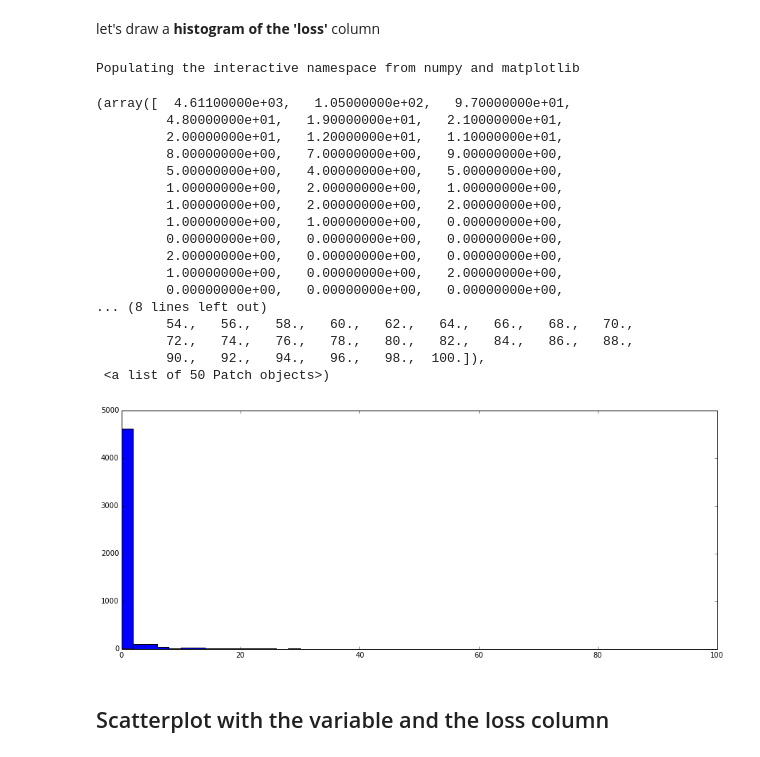
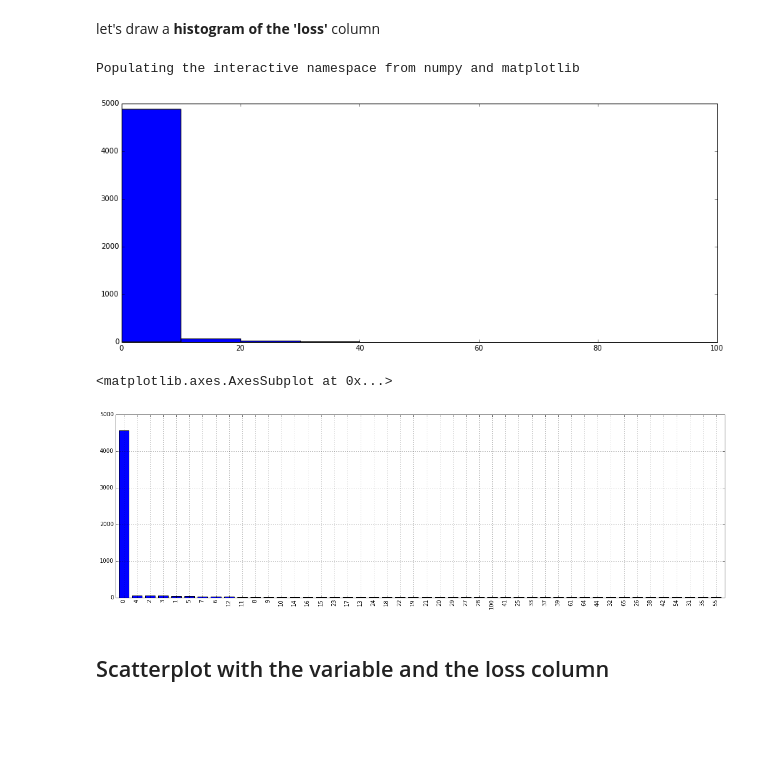
Before and after one commit to parindam/GIDS, a Jupyter notebook: GIDS-demo2.ipynb, the cells around one changed output. Saved outputs shown, nothing was run; the diff lists cells and outputs as text; code cells hidden in the pictures; blank space fills up the shorter version.

```diff
--- a/GIDS-demo2.ipynb
+++ b/GIDS-demo2.ipynb
@@ -111,29 +150,19 @@ let's draw a **histogram of the 'loss'** column
 # %%
 %pylab inline
 
 import pylab as pl
 pl.figure(2, figsize=(15, 6))
-pl.hist(X_pd.loss, bins=50)
+_ = pl.hist(X_pd.loss, bins=10)
 # %% [output]
 Populating the interactive namespace from numpy and matplotlib
-(array([  4.61100000e+03,   1.05000000e+02,   9.70000000e+01,
-         4.80000000e+01,   1.90000000e+01,   2.10000000e+01,
-         2.00000000e+01,   1.20000000e+01,   1.10000000e+01,
-         8.00000000e+00,   7.00000000e+00,   9.00000000e+00,
-         5.00000000e+00,   4.00000000e+00,   5.00000000e+00,
-         1.00000000e+00,   2.00000000e+00,   1.00000000e+00,
-         1.00000000e+00,   2.00000000e+00,   2.00000000e+00,
-         1.00000000e+00,   1.00000000e+00,   0.00000000e+00,
-         0.00000000e+00,   0.00000000e+00,   0.00000000e+00,
-         2.00000000e+00,   0.00000000e+00,   0.00000000e+00,
-         1.00000000e+00,   0.00000000e+00,   2.00000000e+00,
-         0.00000000e+00,   0.00000000e+00,   0.00000000e+00,
-... (8 lines left out)
-         54.,   56.,   58.,   60.,   62.,   64.,   66.,   68.,   70.,
-         72.,   74.,   76.,   78.,   80.,   82.,   84.,   86.,   88.,
-         90.,   92.,   94.,   96.,   98.,  100.]),
- <a list of 50 Patch objects>)
-[figure, old version]
+[figure, new version]
+# %%
+pl.figure(2, figsize=(20, 6))
+#X_pd.loss.value_counts()
+X_pd.loss.value_counts().plot(kind='bar')
+# %% [output]
+<matplotlib.axes.AxesSubplot at 0x...>
+[figure, added]
 # %% [markdown]
 ## Scatterplot with the variable and the loss column
 # %%
```
Also changed, not shown: parts of 34 cells of this notebook.
